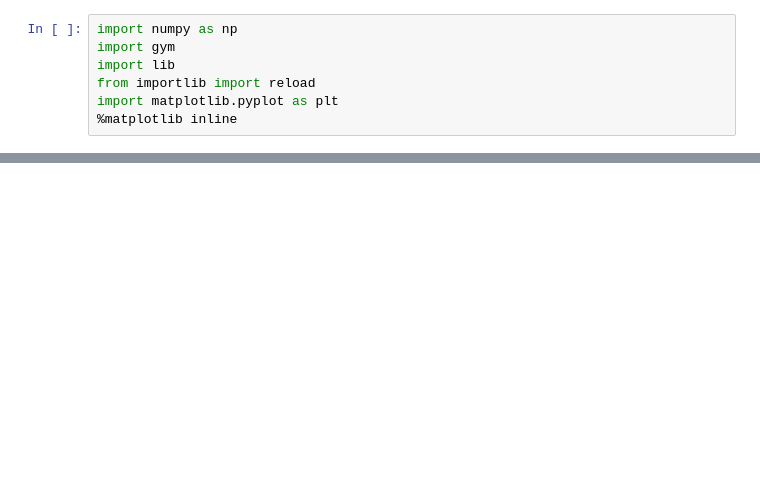
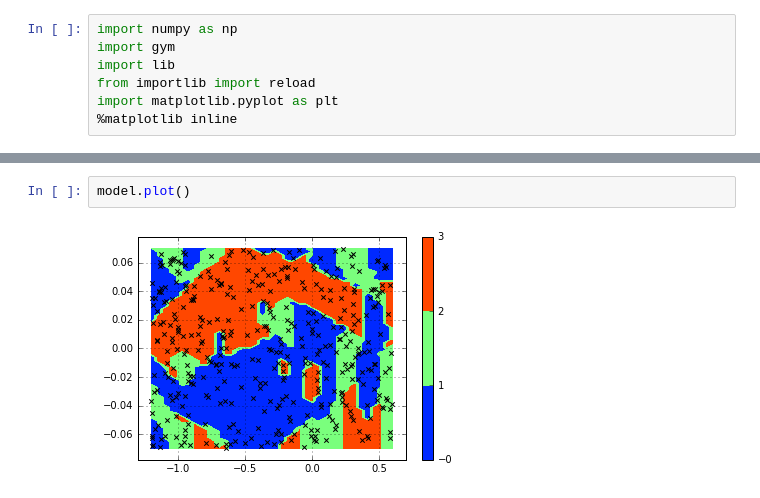
Before and after one commit to izmailovpavel/rl-seminar, a Jupyter notebook: mipt_course/6_FA/Notebook.ipynb, the cells around one changed output, grey strips where cells are left out. Drawn from its saved outputs; the diff is of its cells as text; blank space fills up the shorter version.

```diff
--- a/mipt_course/6_FA/Notebook.ipynb
+++ b/mipt_course/6_FA/Notebook.ipynb
@@ -103,0 +157,4 @@ Win #259!
+# %%
+model.plot()
+# %% [output]
+[figure, added]
```
Also changed, not shown: parts of 4 cells of this notebook, 2 other files.
